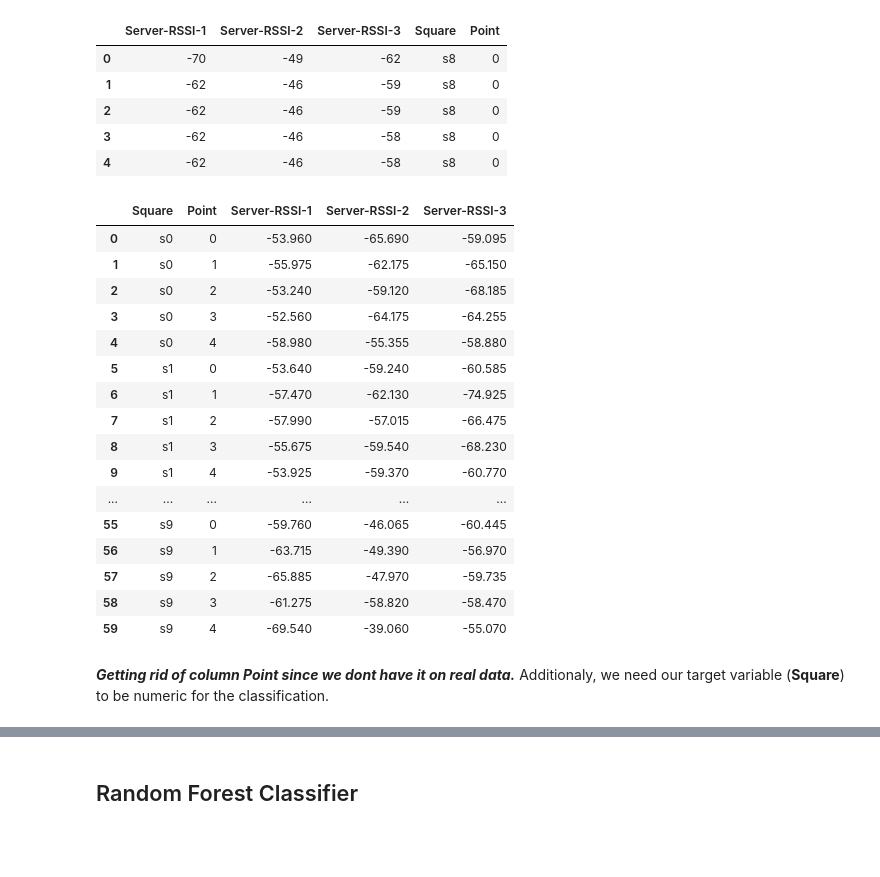
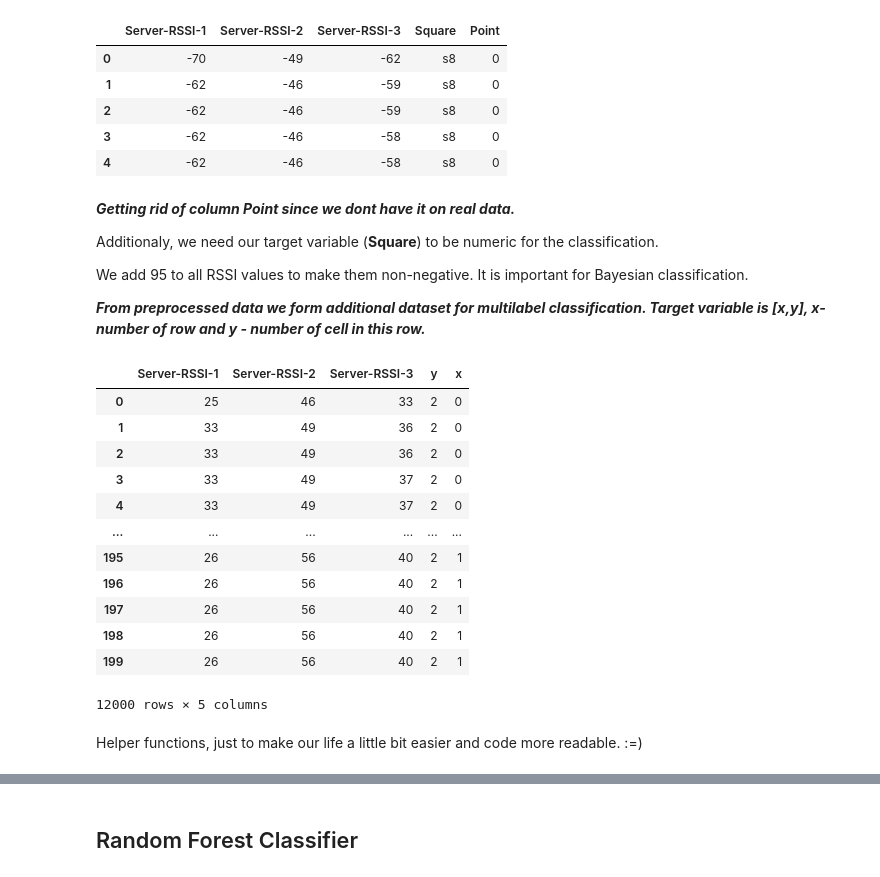
Before and after one commit to Midren/Localization, a Jupyter notebook: fingerprinting_classification.ipynb, the cells around one changed output, grey strips where cells are left out. Saved outputs shown, nothing was run; the diff lists cells and outputs as text; code cells hidden in the pictures; blank space fills up the shorter version.

```diff
--- a/fingerprinting_classification.ipynb
+++ b/fingerprinting_classification.ipynb
@@ -22,10 +27,6 @@ shap.initjs()
 # %%
 dfRaw = pd.read_csv("data/fingerprinting.csv",index_col=["Unnamed: 0"])
-dfMeanPoint = dfRaw.groupby(["Square","Point"],as_index=False).mean()
-# dfMeanSquare = dfRaw.groupby("Square",as_index=False).mean()
 dfRaw.head()
-# dfMeanSquare
-dfMeanPoint
 # %% [output]
 |  | Server-RSSI-1 | Server-RSSI-2 | Server-RSSI-3 | Square | Point |
 | 0 | -70 | -49 | -62 | s8 | 0 |
@@ -33,30 +34,39 @@ dfMeanPoint
 | 2 | -62 | -46 | -59 | s8 | 0 |
 | 3 | -62 | -46 | -58 | s8 | 0 |
 | 4 | -62 | -46 | -58 | s8 | 0 |
-|  | Square | Point | Server-RSSI-1 | Server-RSSI-2 | Server-RSSI-3 |
-| 0 | s0 | 0 | -53.960 | -65.690 | -59.095 |
-| 1 | s0 | 1 | -55.975 | -62.175 | -65.150 |
-| 2 | s0 | 2 | -53.240 | -59.120 | -68.185 |
-| 3 | s0 | 3 | -52.560 | -64.175 | -64.255 |
-| 4 | s0 | 4 | -58.980 | -55.355 | -58.880 |
-| 5 | s1 | 0 | -53.640 | -59.240 | -60.585 |
-| 6 | s1 | 1 | -57.470 | -62.130 | -74.925 |
-| 7 | s1 | 2 | -57.990 | -57.015 | -66.475 |
-| 8 | s1 | 3 | -55.675 | -59.540 | -68.230 |
-| 9 | s1 | 4 | -53.925 | -59.370 | -60.770 |
-| ... | ... | ... | ... | ... | ... |
-| 55 | s9 | 0 | -59.760 | -46.065 | -60.445 |
-| 56 | s9 | 1 | -63.715 | -49.390 | -56.970 |
-| 57 | s9 | 2 | -65.885 | -47.970 | -59.735 |
-| 58 | s9 | 3 | -61.275 | -58.820 | -58.470 |
-| 59 | s9 | 4 | -69.540 | -39.060 | -55.070 |
 # %% [markdown]
 __*Getting rid of column Point since we dont have it on real data.*__
+
 Additionaly, we need our target variable (__Square__) to be numeric for the classification.
+
+We add 95 to all RSSI values to make them non-negative. It is important for Bayesian classification.
+
+__*From preprocessed data we form additional dataset for multilabel classification. Target variable is [x,y], x- number
+of row and y - number of cell in this row.*__
 # %%
-for df in [dfRaw,dfMeanPoint]:#,dfMeanSquare]:
-    df.drop(["Point"],axis=1,inplace=True)
-    df["Square"]= df["Square"].apply(lambda x:int(x[1:]))
-    df["Server-RSSI-1"]=df["Server-RSSI-1"].apply(lambda x:x+95)
-    df["Server-RSSI-2"]=df["Server-RSSI-2"].apply(lambda x:x+95)
-    df["Server-RSSI-3"]=df["Server-RSSI-3"].apply(lambda x:x+95)
+dfRaw.drop(["Point"],axis=1,inplace=True)
+dfRaw["Square"]= dfRaw["Square"].apply(lambda x:int(x[1:]))
+dfRaw["Server-RSSI-1"]=dfRaw["Server-RSSI-1"].apply(lambda x:x+95)
+dfRaw["Server-RSSI-2"]=dfRaw["Server-RSSI-2"].apply(lambda x:x+95)
+dfRaw["Server-RSSI-3"]=dfRaw["Server-RSSI-3"].apply(lambda x:x+95)
+
+multiDF=dfRaw.copy()
+multiDF["y"] = multiDF["Square"] // 4
+multiDF["x"] = multiDF["Square"] % 4
+multiDF.drop(["Square"],axis=1)
+# %% [output]
+|  | Server-RSSI-1 | Server-RSSI-2 | Server-RSSI-3 | y | x |
+| 0 | 25 | 46 | 33 | 2 | 0 |
+| 1 | 33 | 49 | 36 | 2 | 0 |
+| 2 | 33 | 49 | 36 | 2 | 0 |
+| 3 | 33 | 49 | 37 | 2 | 0 |
+| 4 | 33 | 49 | 37 | 2 | 0 |
+| ... | ... | ... | ... | ... | ... |
+| 195 | 26 | 56 | 40 | 2 | 1 |
+| 196 | 26 | 56 | 40 | 2 | 1 |
+| 197 | 26 | 56 | 40 | 2 | 1 |
+| 198 | 26 | 56 | 40 | 2 | 1 |
+| 199 | 26 | 56 | 40 | 2 | 1 |
+12000 rows × 5 columns
+# %% [markdown]
+Helper functions, just to make our life a little bit easier and code more readable. :=)
```
Also changed, not shown: parts of 21 cells of this notebook.
